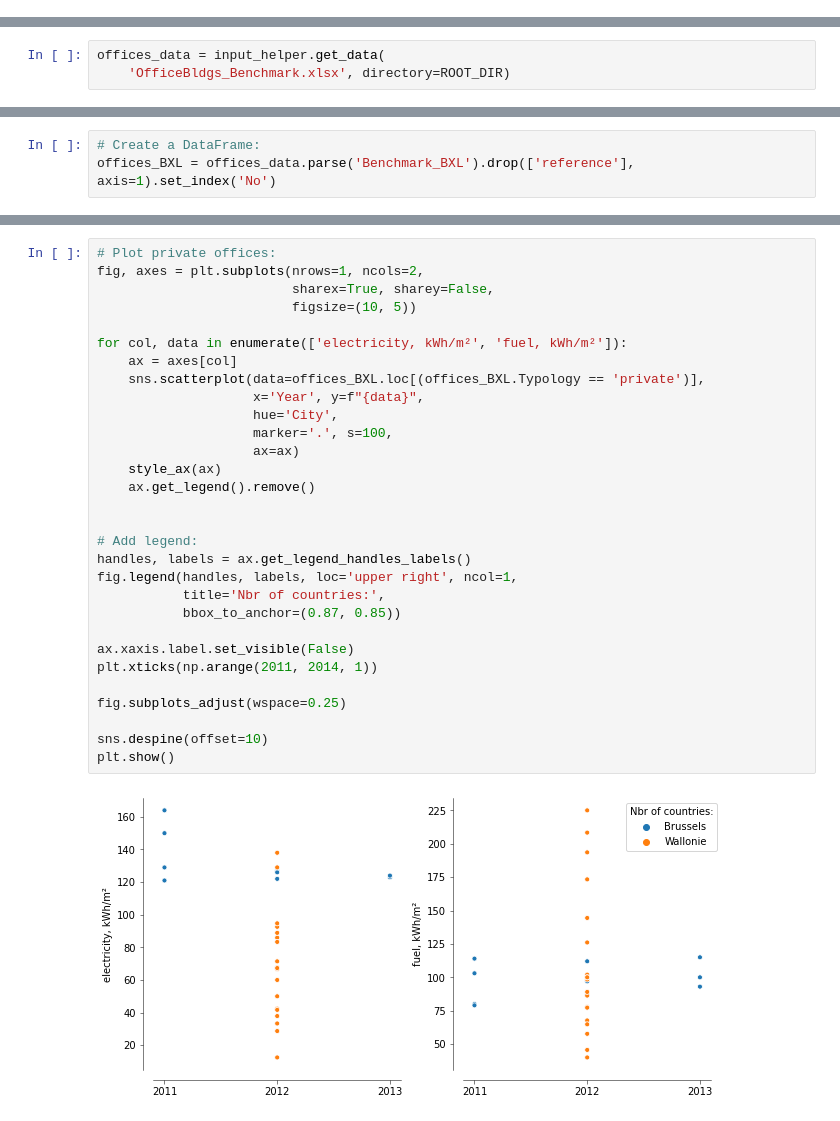
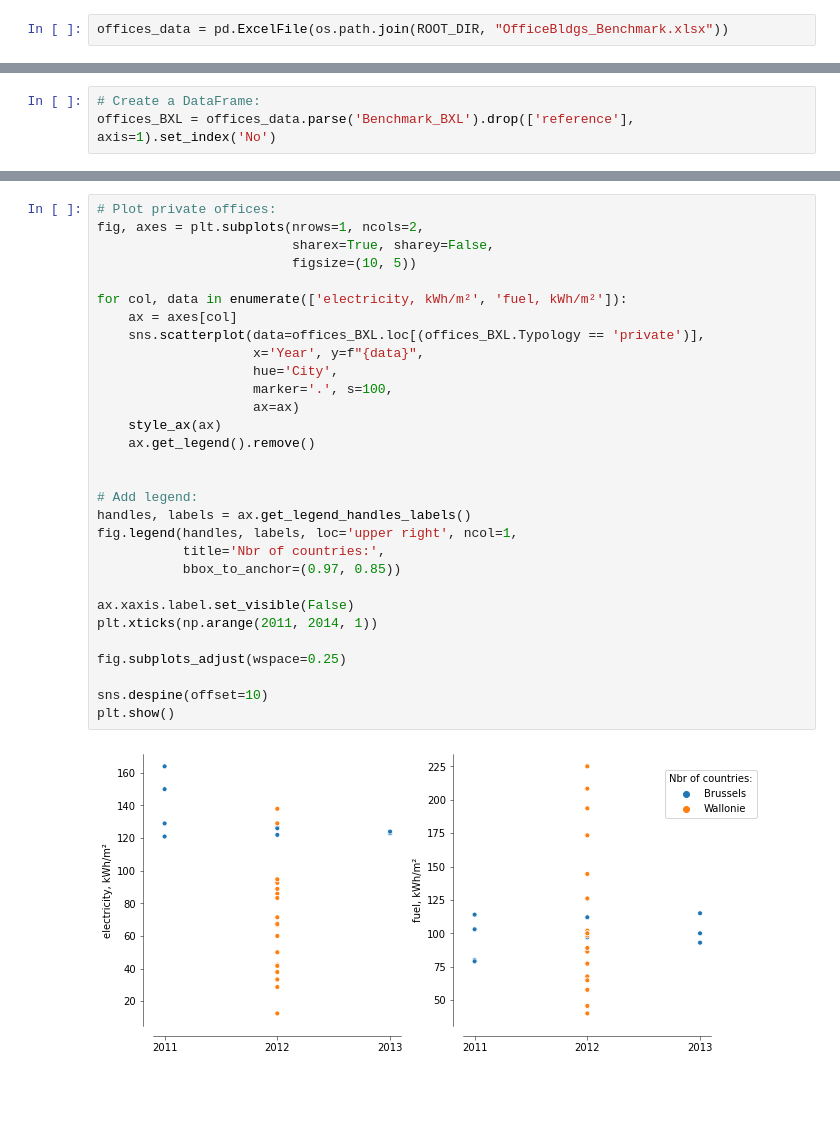
Before and after one commit to JeanSouv/LCA_IGUs, a Jupyter notebook: benchmark/Benchmark.ipynb, the cells around one changed output, grey strips where cells are left out. Saved outputs shown, nothing was run; the diff lists cells and outputs as text; blank space fills up the shorter version.

```diff
--- a/benchmark/Benchmark.ipynb
+++ b/benchmark/Benchmark.ipynb
@@ -24,3 +21,5 @@ from support import input_helper
+# %%
+offices_data = pd.ExcelFile(os.path.join(ROOT_DIR, "OfficeBldgs_Benchmark.xlsx"))
 # %%
 # A function used to define the thickness of x and y axis:
 def style_ax(ax):
@@ -29,9 +28,6 @@ def style_ax(ax):
         ax.tick_params(width=0.5)
         ax.set_xlabel(None)
     return ax
-# %%
-offices_data = input_helper.get_data(
-    'OfficeBldgs_Benchmark.xlsx', directory=ROOT_DIR)
 # %%
 print("offices_data, sheet names = \n {}\n".format(offices_data.sheet_names))
 # %% [output]
@@ -64,32 +60,32 @@ offices_BXL
 # %%
 # Plot private offices:
 fig, axes = plt.subplots(nrows=1, ncols=2,
                          sharex=True, sharey=False,
                          figsize=(10, 5))
 
 for col, data in enumerate(['electricity, kWh/m²', 'fuel, kWh/m²']):
     ax = axes[col]
     sns.scatterplot(data=offices_BXL.loc[(offices_BXL.Typology == 'private')],
                     x='Year', y=f"{data}",
                     hue='City',
                     marker='.', s=100,
                     ax=ax)
     style_ax(ax)
     ax.get_legend().remove()
 
 
 # Add legend:
 handles, labels = ax.get_legend_handles_labels()
 fig.legend(handles, labels, loc='upper right', ncol=1,
            title='Nbr of countries:',
-           bbox_to_anchor=(0.87, 0.85))
+           bbox_to_anchor=(0.97, 0.85))
 
 ax.xaxis.label.set_visible(False)
 plt.xticks(np.arange(2011, 2014, 1))
 
 fig.subplots_adjust(wspace=0.25)
 
 sns.despine(offset=10)
 plt.show()
 # %% [output]
-[figure, old version]
+[figure, new version]
```
Also changed, not shown: parts of 2 cells of this notebook, 7 other files.
